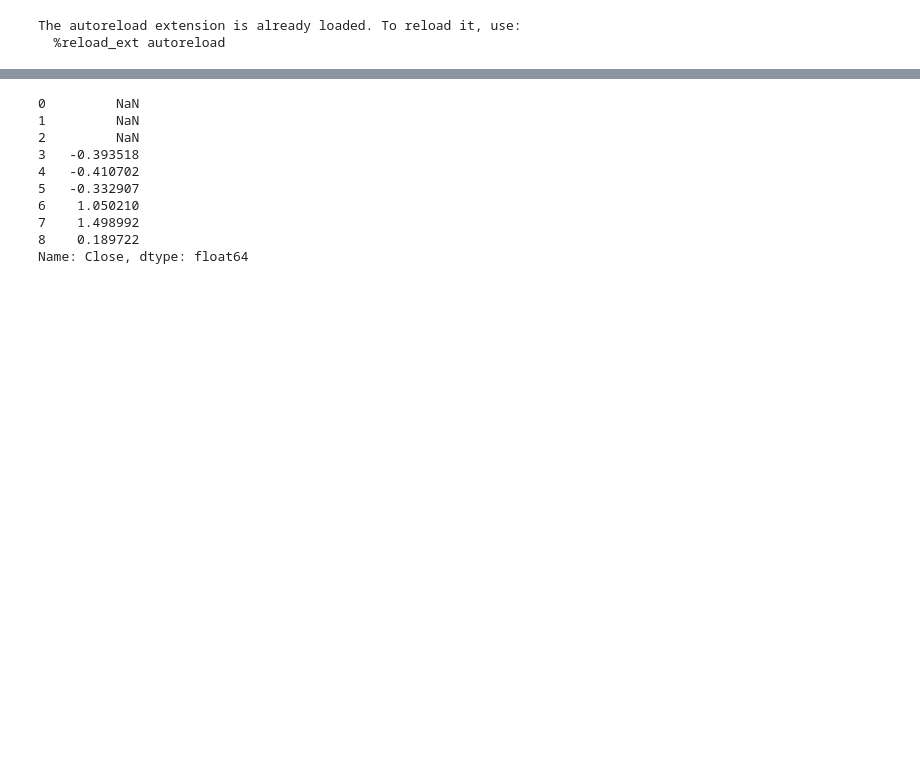
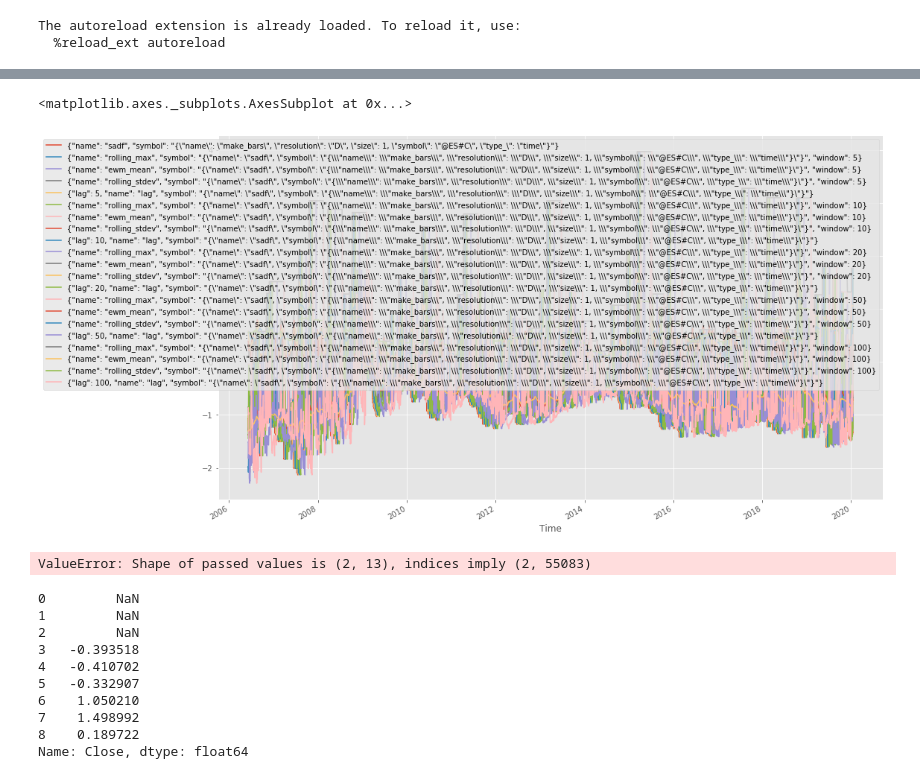
Before and after one commit to doda/fincl, a Jupyter notebook: backend/08_feature_eng.ipynb, the cells around one changed output, grey strips where cells are left out. Saved outputs shown, nothing was run; the diff lists cells and outputs as text; code cells hidden in the pictures; blank space fills up the shorter version.

```diff
--- a/backend/08_feature_eng.ipynb
+++ b/backend/08_feature_eng.ipynb
@@ -451,6 +433,10 @@ len(feats)
 # %%
+feats = define_feature_configs()
+
+print(len(feats))
+
 from mlbt.load_data import load_bars
-symbol = '@ES#C'
+symbol = '@TY#C'
 config = {
     'bar_type': 'dollar',
     'load_from_disk': True,
@@ -460,3 +446,6 @@ config = {
     'features': feats[:],
 }
 sy = load_bars(symbol, {**config, **{'load_from_disk': True}})
+
+deck = {symbol: {'bars': sy}}
+for_symbol = symbol
@@ -556,0 +485,10 @@ feats[c].plot()
+# %%
+import pandas as pd
+import numpy as np
+import matplotlib
+import seaborn
+import matplotlib.pyplot as mpl
+
+%matplotlib inline
+mpl.style.use('ggplot')
+mpl.rcParams['figure.figsize'] = 16,10
@@ -557,3 +497,20 @@ feats[c].plot()
+# %%
+sadf = feats[c].squeeze()
+price = sy["Close"]
+# %%
+sadf.plot()
+# %% [output]
+<matplotlib.axes._subplots.AxesSubplot at 0x...>
+[figure, added]
+# %%
+sadf = feats[c].squeeze()
+price = sy["Close"]
+
+df = pd.DataFrame({'sadf': sadf, 'price': price})
+df = (df - df.min()) / (df.max() - df.min())
+df['2000':'2020-6-1'].plot()
+# %% [output]
+ValueError: Shape of passed values is (2, 13), indices imply (2, 55083)
 # %%
 import pandas as pd
 series = pd.Series([1,2,34,4,5, 8, 9, 100, 50])
```
Also changed, not shown: parts of 11 cells of this notebook, 7 other files.
